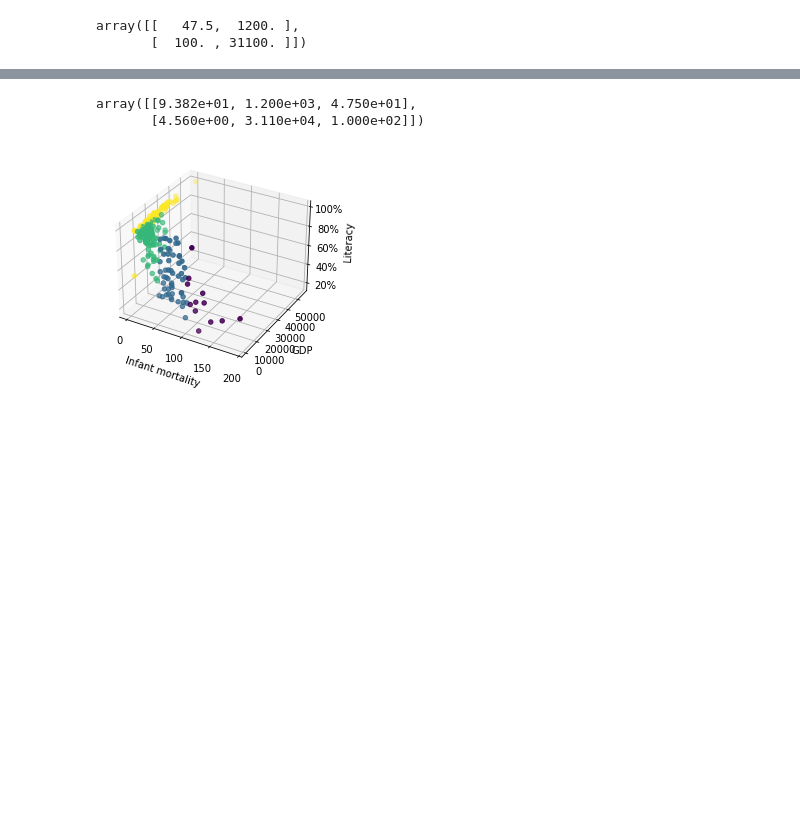
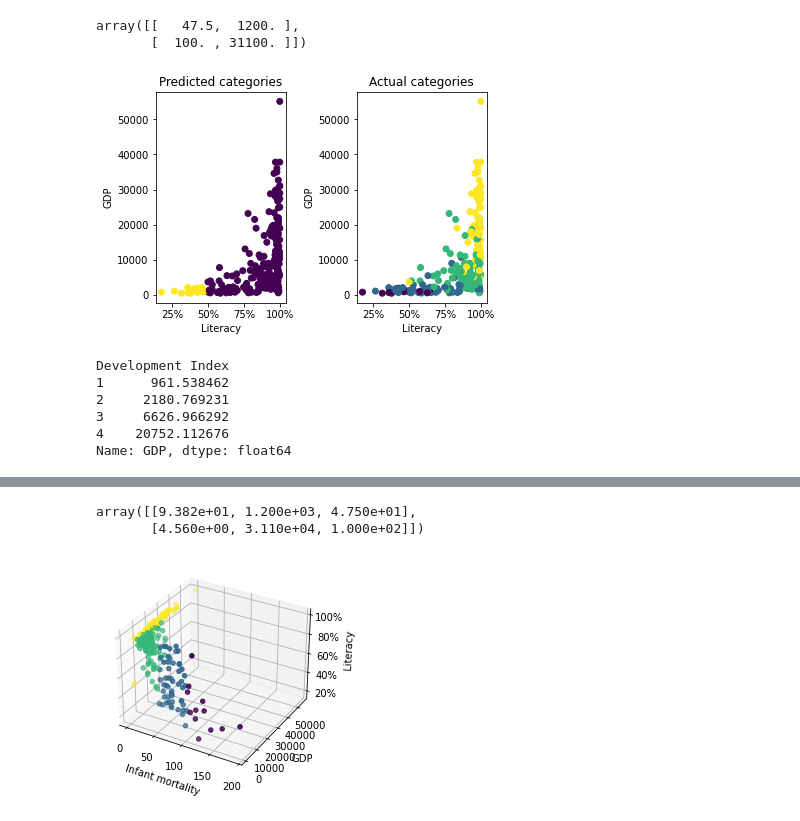
Before and after one commit to andrewunifei/CS229-Machine-Learning, a Jupyter notebook: General Linear Model/Logistic Regression/Multinomial/development_analysis.ipynb, the cells around one changed output, grey strips where cells are left out. Saved outputs shown, nothing was run; the diff lists cells and outputs as text; code cells hidden in the pictures; blank space fills up the shorter version.

Commit message:
Development index done

```diff
--- a/General Linear Model/Logistic Regression/Multinomial/development_analysis.ipynb
+++ b/General Linear Model/Logistic Regression/Multinomial/development_analysis.ipynb
@@ -41,10 +43,10 @@ y[:10] # Ten first values of labels
 array([2, 4, 2, 4, 3, 3, 4, 4, 4, 2])
 # %%
 # Fit model
-model = LogisticRegression(multi_class='multinomial', max_iter=2000).fit(X, y)
+model_1 = LogisticRegression(multi_class='multinomial', max_iter=250).fit(X, y)
 
 # Predictions
-predictions = model.predict(X)
+predictions_1 = model_1.predict(X)
 # %%
 # Predicted categories vs Actual categories
 
@@ -88,5 +93,32 @@ array([[   47.5,  1200. ],
        [  100. , 31100. ]])
 # %%
 # Predictions
-# Not a good model
-predictions = model.predict(X2)
+predictions_2 = model_1.predict(X2)
+# %%
+# Predicted categories vs Actual categories
+
+fig, (ax1, ax2) = plt.subplots(nrows=1, ncols=2)
+ax1.scatter(X2[:,0], X2[:,1], c=predictions_2) # Predicted
+ax2.scatter(X2[:,0], X2[:,1], c=y) # Actual
+fig.tight_layout(pad=3.0) # Space between plots
+ax1.set_title('Predicted categories')
+ax1.set_xlabel('Literacy')
+ax1.set_ylabel('GDP')
+ax1.xaxis.set_major_formatter(mtick.PercentFormatter()) # x axis as percentage
+ax2.set_title('Actual categories')
+ax2.set_xlabel('Literacy')
+ax2.set_ylabel('GDP')
+ax2.xaxis.set_major_formatter(mtick.PercentFormatter()) # x axis as percentage
+# %% [output]
+[figure, added]
+# %%
+# GDP mean of each category based on actual category
+
+dev_df.groupby('Development Index')['GDP'].mean()
+# %% [output]
+Development Index
+1      961.538462
+2     2180.769231
+3     6626.966292
+4    20752.112676
+Name: GDP, dtype: float64
```
Also changed, not shown: parts of 14 cells of this notebook.
